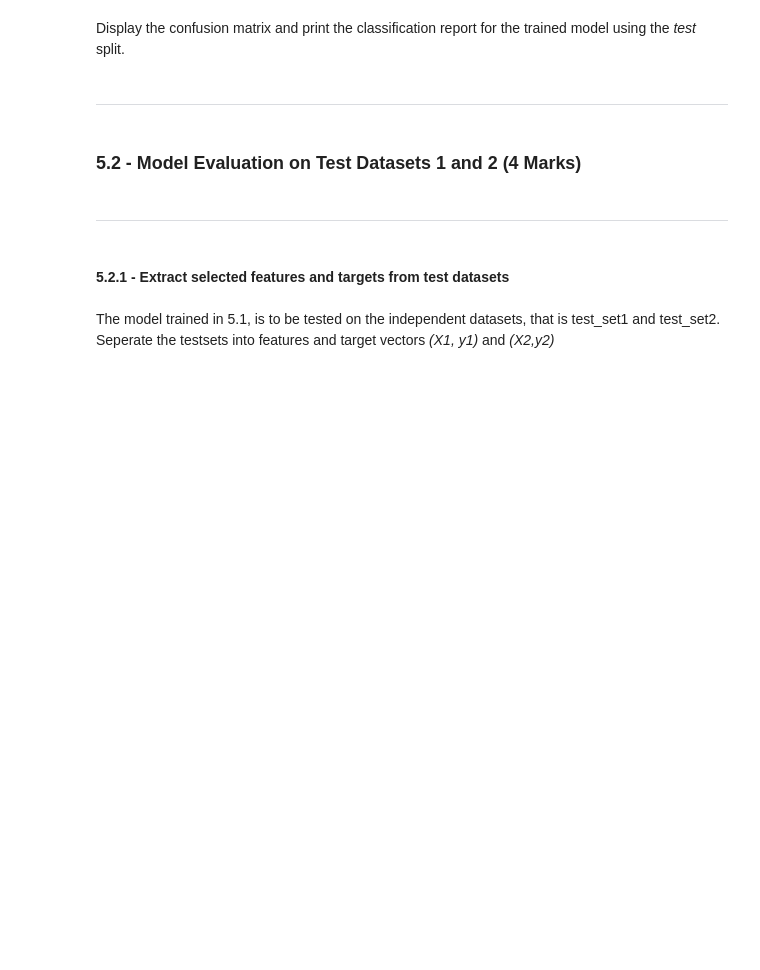
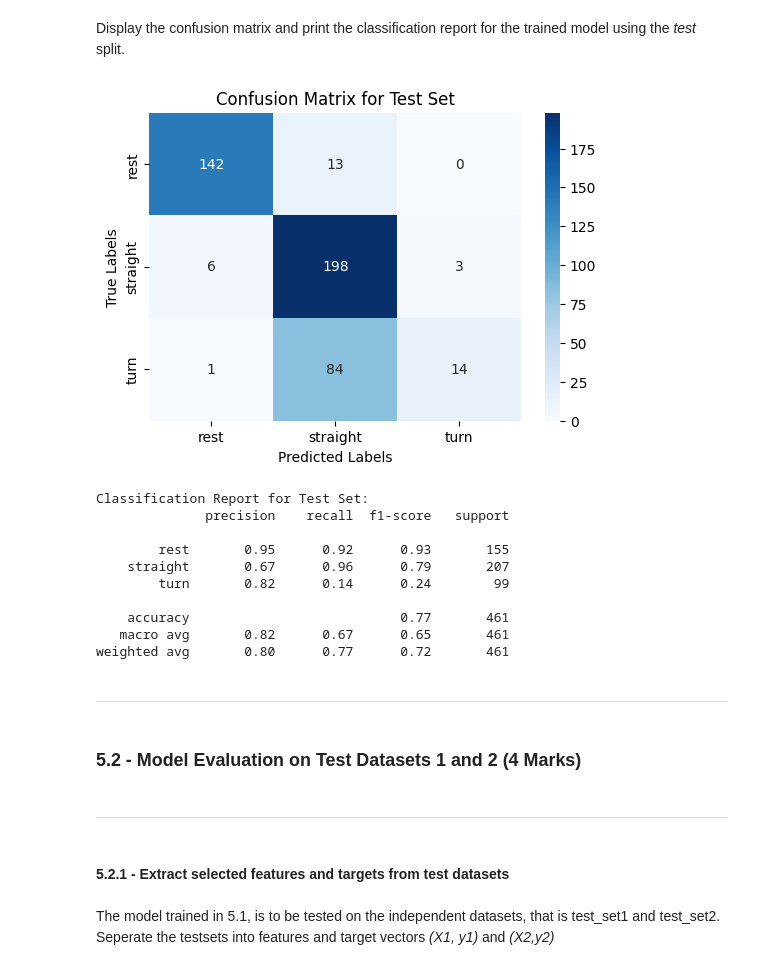
Before and after one commit to hanifbhuian/ENGG680_Fall24_Assignment4, a Jupyter notebook: Assignment 4.ipynb, the cells around one changed output. Saved outputs shown, nothing was run; the diff lists cells and outputs as text; code cells hidden in the pictures; blank space fills up the shorter version.

```diff
--- a/Assignment 4.ipynb
+++ b/Assignment 4.ipynb
@@ -1189,6 +1322,6 @@ X.head(2)
 # %%
 # TODO - Load motion_state column (target vector) into y
-# y =
+y = cv_set['motion_state']
 # %% [markdown]
 ___
 # %% [markdown]
@@ -1197,9 +1330,15 @@ ___
 Similar to the steps from **1.2.2** and perform model training and tuning using for the model selected. Perform the `train_test_split`, initiate a `Pipeline`, then define the *Parameters* for `GridSearchCV`. Finally, perfrom the grid search.
 # %%
 # TODO - Perform train/test split
+X_train, X_test, y_train, y_test = train_test_split(
+    X, y, test_size=0.3, random_state=42, stratify=y
+)
 # %%
 # Perform any missing imports
+from sklearn.ensemble import GradientBoostingClassifier  # Import GBM
 
 # TODO - Initiate the pipeline
 # (1 mark)
-# pipe =
+pipe = Pipeline([
+    ('classifier', GradientBoostingClassifier())  # Gradient Boosting Classifier as the model
+])
@@ -1210,3 +1345,12 @@ Similar to the steps from **1.2.2** and perform model training and tuning using
+# %%
+# TODO - Define the parameter grid for your model
+# (3 marks)
+param_grid = {
+    'classifier__n_estimators': [50, 100, 150],    # Number of boosting stages
+    'classifier__learning_rate': [0.01, 0.1, 0.2], # Learning rate shrinks the contribution of each tree
+    'classifier__max_depth': [3, 5, 7],            # Maximum depth of the trees
+    'classifier__subsample': [0.8, 1.0]            # Fraction of samples used for training each tree
+}
 # %%
 # TODO - Perform the grid search
 grid = GridSearchCV(pipe, param_grid, cv=5, scoring='accuracy', return_train_score=True)
@@ -1244,3 +1396,34 @@ Display the confusion matrix and print the classification report for the trained
+# %%
+# TODO - Display confusion matrix and print classification report
+# Predict the labels for the test set
+y_test_pred = grid.predict(X_test)
+
+# Compute the confusion matrix
+conf_matrix = confusion_matrix(y_test, y_test_pred)
+
+# Display the confusion matrix using a heatmap
+plt.figure(figsize=(6, 4))
+sns.heatmap(conf_matrix, annot=True, fmt='d', cmap='Blues', xticklabels=grid.classes_, yticklabels=grid.classes_)
+plt.title("Confusion Matrix for Test Set")
+plt.xlabel("Predicted Labels")
+plt.ylabel("True Labels")
+plt.show()
+
+# Print the classification report
+print("Classification Report for Test Set:")
+print(classification_report(y_test, y_test_pred))
+# %% [output]
+[figure, added]
+Classification Report for Test Set:
+              precision    recall  f1-score   support
+
+        rest       0.95      0.92      0.93       155
+    straight       0.67      0.96      0.79       207
+        turn       0.82      0.14      0.24        99
+
+    accuracy                           0.77       461
+   macro avg       0.82      0.67      0.65       461
+weighted avg       0.80      0.77      0.72       461
 # %% [markdown]
 ___
 # %% [markdown]
```
Also changed, not shown: parts of 37 cells of this notebook.
